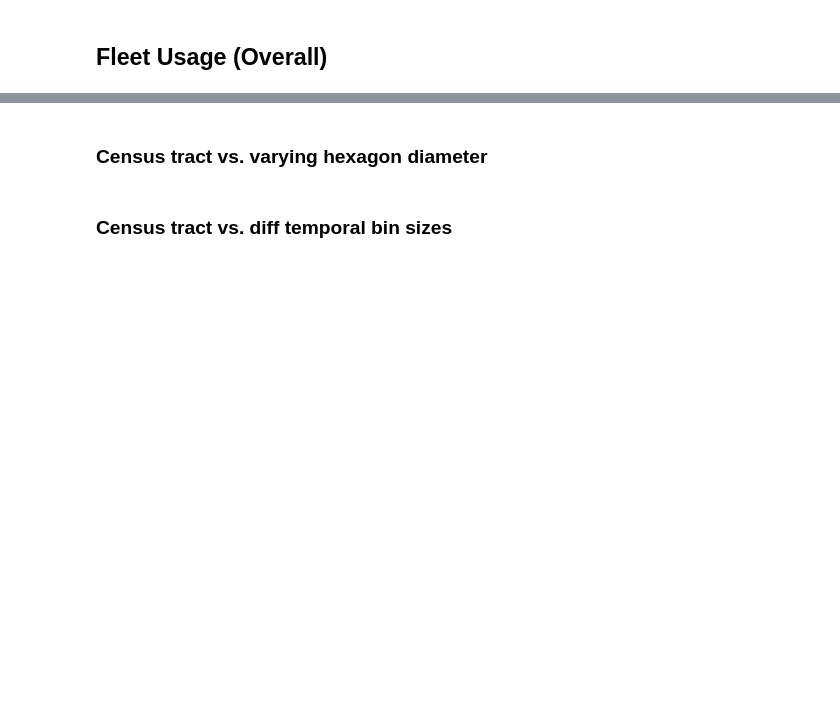
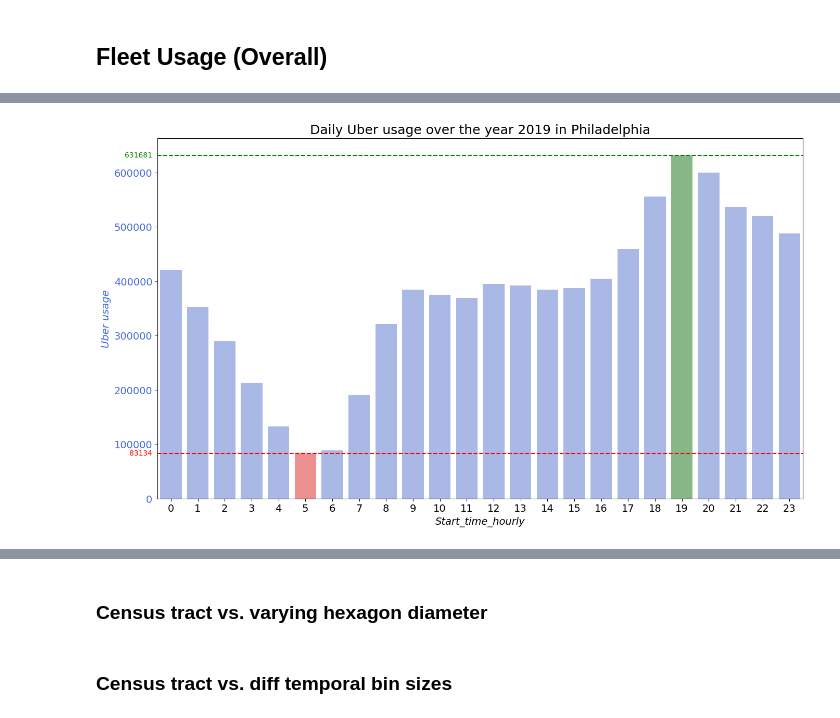
Before and after one commit to Hannah2800/AAA_2023_AdvancedPythonPandas, a Jupyter notebook: Task 2 - Descriptive (Spatial) Analytics - Fleet Usage.ipynb, the cells around one changed output, grey strips where cells are left out. Saved outputs shown, nothing was run; the diff lists cells and outputs as text; code cells hidden in the pictures; blank space fills up the shorter version.

```diff
--- a/Task 2 - Descriptive (Spatial) Analytics - Fleet Usage.ipynb
+++ b/Task 2 - Descriptive (Spatial) Analytics - Fleet Usage.ipynb
@@ -141 +203,8 @@ dfFleet_usage_hourly_over_2013
+# %%
+create_plot_for_visualization("barplot", dfFleet_usage_over_2013.groupby(['start_time_hourly'])['Trip_ID'].count().reset_index(),
+                                'start_time_hourly', 'Trip_ID', False,
+                                "Daily Uber usage over the year 2019 in Philadelphia",
+                                "Uber usage", "Average maximum temperature in celsius", -0.7)
+# %% [output]
+[figure, added]
 # %%
```
Also changed, not shown: parts of 17 cells of this notebook.
